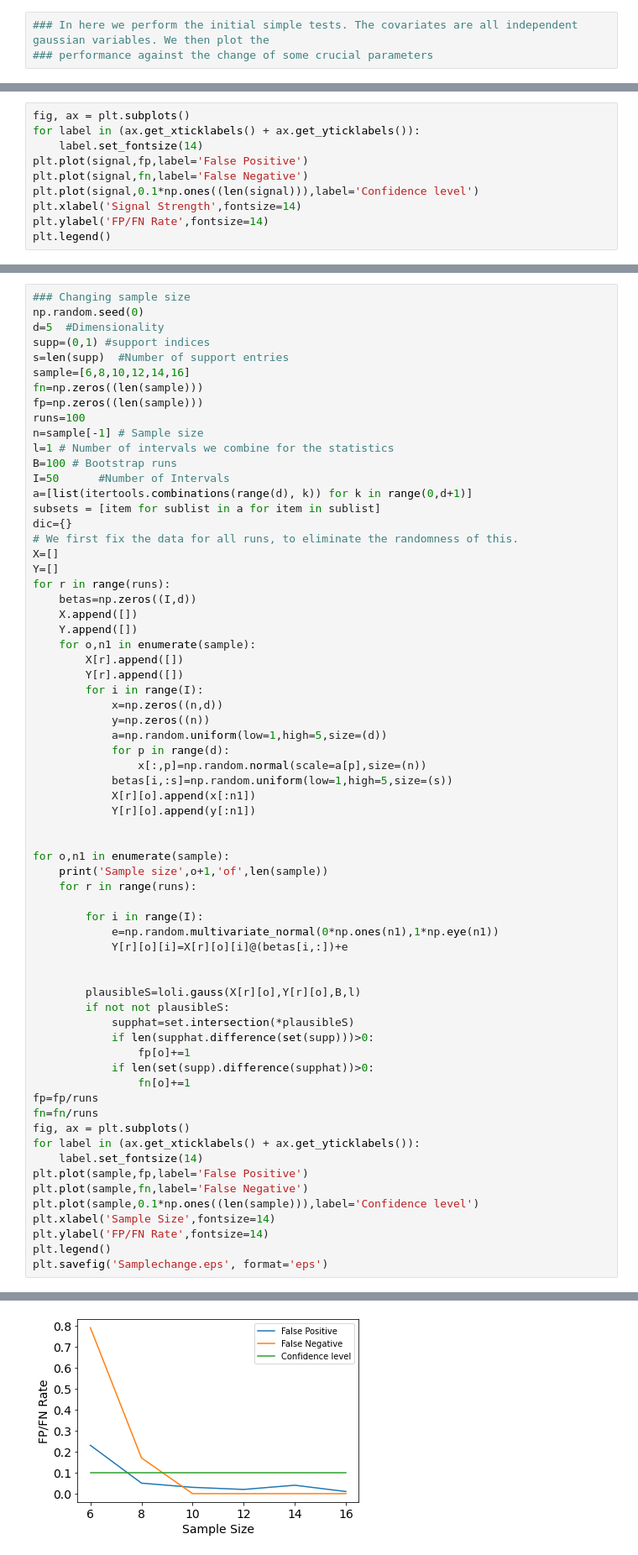
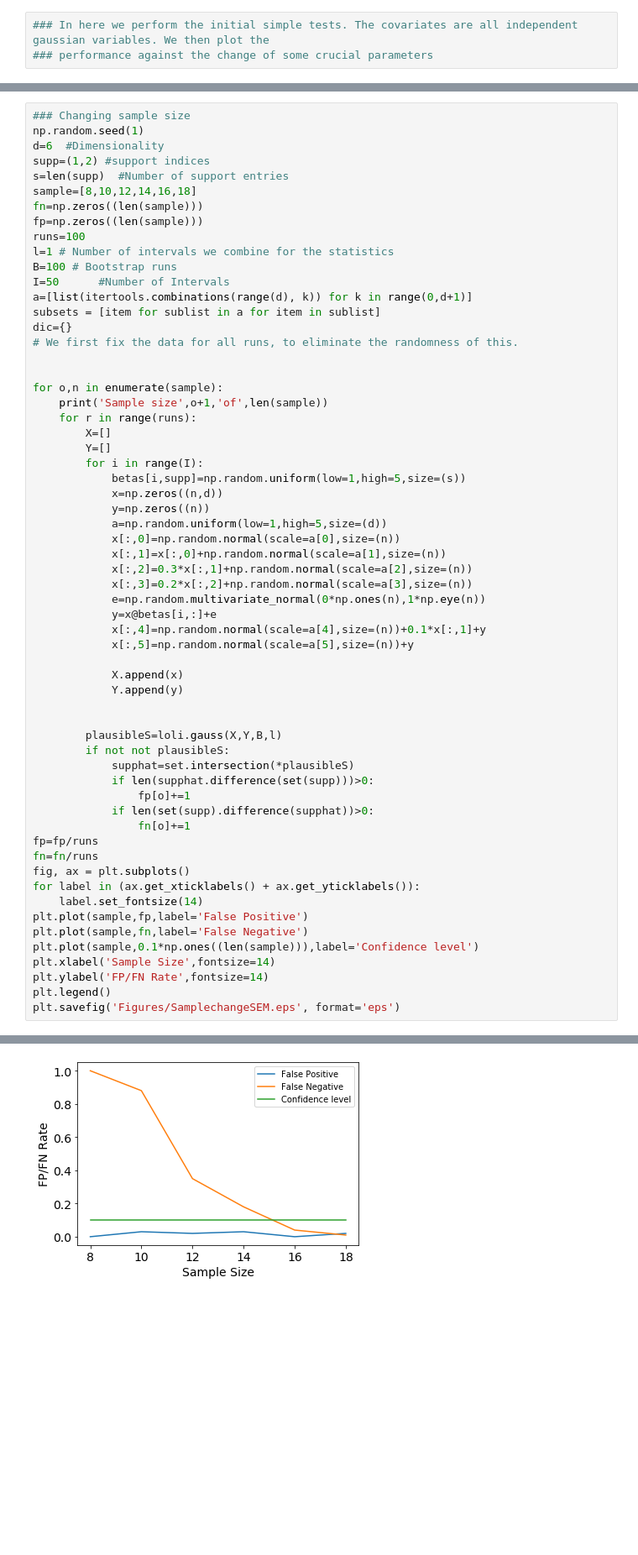
Before and after one commit to AlexanderMey/causal-local-linear, a Jupyter notebook: MainAlgo/LinearSEMTest.ipynb, the cells around one changed output, grey strips where cells are left out. Shown at 84% size. Cells and saved outputs as stored; diff of their text form; blank space fills up the shorter version.

```diff
--- a/MainAlgo/LinearSEMTest.ipynb
+++ b/MainAlgo/LinearSEMTest.ipynb
@@ -119,10 +97,0 @@ Signal strength 7 of 7
-# %%
-fig, ax = plt.subplots()
-for label in (ax.get_xticklabels() + ax.get_yticklabels()):
-	label.set_fontsize(14)
-plt.plot(signal,fp,label='False Positive')
-plt.plot(signal,fn,label='False Negative')
-plt.plot(signal,0.1*np.ones((len(signal))),label='Confidence level')
-plt.xlabel('Signal Strength',fontsize=14)
-plt.ylabel('FP/FN Rate',fontsize=14)
-plt.legend()
@@ -203,14 +174,13 @@ The PostScript backend does not support transparency; partially transparent arti
 # %%
 ### Changing sample size
-np.random.seed(0)
-d=5  #Dimensionality
-supp=(0,1) #support indices
+np.random.seed(1)
+d=6  #Dimensionality
+supp=(1,2) #support indices
 s=len(supp)  #Number of support entries
-sample=[6,8,10,12,14,16]
+sample=[8,10,12,14,16,18]
 fn=np.zeros((len(sample)))
 fp=np.zeros((len(sample)))
 runs=100
-n=sample[-1] # Sample size
 l=1 # Number of intervals we combine for the statistics
 B=100 # Bootstrap runs
 I=50      #Number of Intervals
@@ -218,36 +188,32 @@ a=[list(itertools.combinations(range(d), k)) for k in range(0,d+1)]
 subsets = [item for sublist in a for item in sublist]
 dic={}
 # We first fix the data for all runs, to eliminate the randomness of this.
-X=[]
-Y=[]
-for r in range(runs):
-    betas=np.zeros((I,d))
-    X.append([])
-    Y.append([])
-    for o,n1 in enumerate(sample):
-        X[r].append([])
-        Y[r].append([])
+
+
+for o,n in enumerate(sample):
+    print('Sample size',o+1,'of',len(sample))
+    for r in range(runs):
+        X=[]
+        Y=[]
         for i in range(I):
+            betas[i,supp]=np.random.uniform(low=1,high=5,size=(s))
             x=np.zeros((n,d))
             y=np.zeros((n))
             a=np.random.uniform(low=1,high=5,size=(d))
-            for p in range(d):
-                x[:,p]=np.random.normal(scale=a[p],size=(n))
-            betas[i,:s]=np.random.uniform(low=1,high=5,size=(s))
-            X[r][o].append(x[:n1])
-            Y[r][o].append(y[:n1])
+            x[:,0]=np.random.normal(scale=a[0],size=(n))
+            x[:,1]=x[:,0]+np.random.normal(scale=a[1],size=(n))
+            x[:,2]=0.3*x[:,1]+np.random.normal(scale=a[2],size=(n))
+            x[:,3]=0.2*x[:,2]+np.random.normal(scale=a[3],size=(n))
+            e=np.random.multivariate_normal(0*np.ones(n),1*np.eye(n))
+            y=x@betas[i,:]+e
+            x[:,4]=np.random.normal(scale=a[4],size=(n))+0.1*x[:,1]+y
+            x[:,5]=np.random.normal(scale=a[5],size=(n))+y
+
+            X.append(x)
+            Y.append(y)
 
 
-for o,n1 in enumerate(sample):
-    print('Sample size',o+1,'of',len(sample))
-    for r in range(runs):
-
-        for i in range(I):
-            e=np.random.multivariate_normal(0*np.ones(n1),1*np.eye(n1))
-            Y[r][o][i]=X[r][o][i]@(betas[i,:])+e
-
-
-        plausibleS=loli.gauss(X[r][o],Y[r][o],B,l)
+        plausibleS=loli.gauss(X,Y,B,l)
         if not not plausibleS:
             supphat=set.intersection(*plausibleS)
             if len(supphat.difference(set(supp)))>0:
@@ -265,7 +231,7 @@ plt.plot(sample,0.1*np.ones((len(sample))),label='Confidence level')
 plt.xlabel('Sample Size',fontsize=14)
 plt.ylabel('FP/FN Rate',fontsize=14)
 plt.legend()
-plt.savefig('Samplechange.eps', format='eps')
+plt.savefig('Figures/SamplechangeSEM.eps', format='eps')
 # %% [output]
 Sample size 1 of 6
 Sample size 2 of 6
@@ -277,4 +244,4 @@ The PostScript backend does not support transparency; partially transparent arti
-[figure, old version]
+[figure, new version]
 # %%
 ### Changing number of environments
 np.random.seed(1)
```
Also changed, not shown: parts of 7 cells of this notebook, 1 other file.
